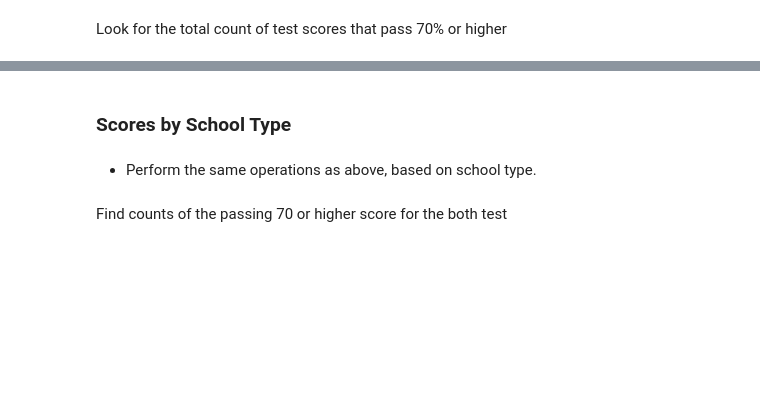
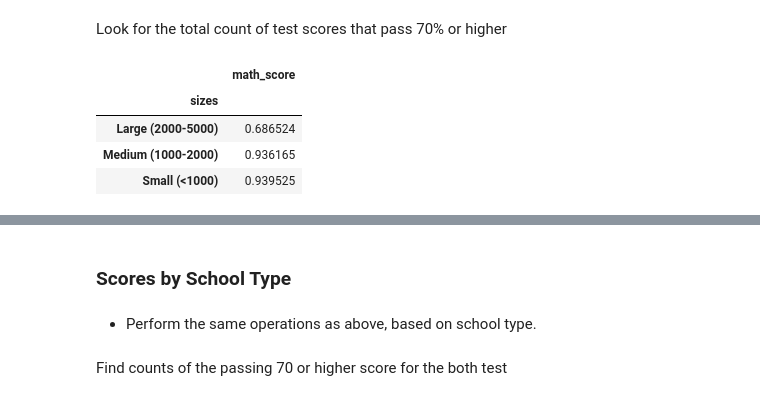
Before and after one commit to Ayang1126/Python, a Jupyter notebook: Python_Lab_Assignment.ipynb, the cells around one changed output, grey strips where cells are left out. Drawn from its saved outputs; the diff is of its cells as text; code cells hidden in the pictures; blank space fills up the shorter version.

```diff
--- a/Python_Lab_Assignment.ipynb
+++ b/Python_Lab_Assignment.ipynb
@@ -791,0 +805,14 @@ Look for the total count of test scores that pass 70% or higher
+# %%
+# math_pass_size
+pass_sizem = school_data_complete.loc[:,['sizes', 'math_score']]
+countsizem = pass_sizem[pass_sizem['math_score'] >= 70]
+countsizem = countsizem.groupby('sizes').count()
+countsize= pass_sizem.groupby('sizes').count()
+mpassRateSize = countsizem/countsize
+mpassRateSize
+# %% [output]
+|  | math_score |
+| sizes |  |
+| Large (2000-5000) | 0.686524 |
+| Medium (1000-2000) | 0.936165 |
+| Small (<1000) | 0.939525 |
```
Also changed, not shown: parts of 14 cells of this notebook.
